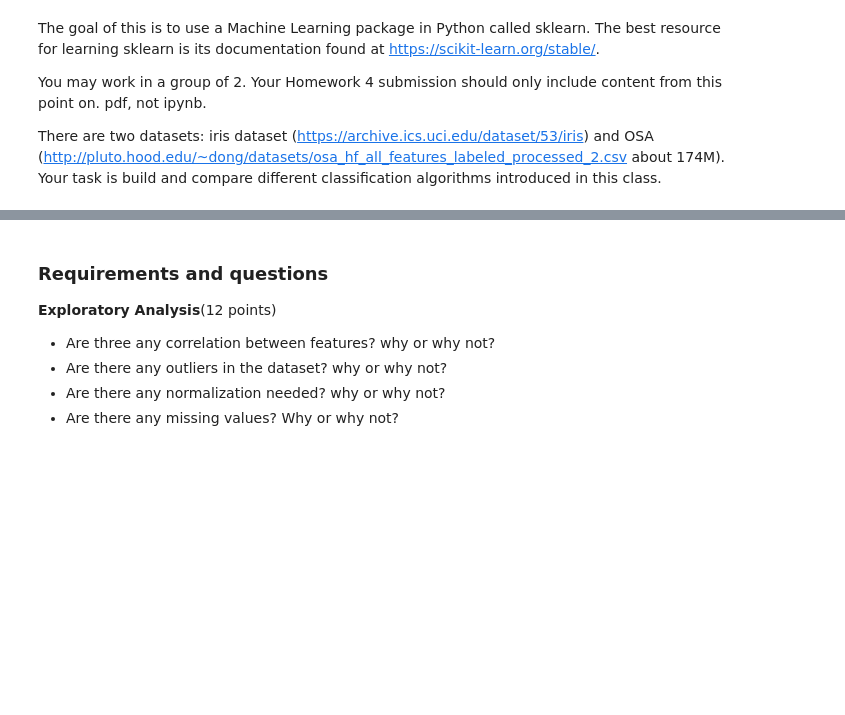
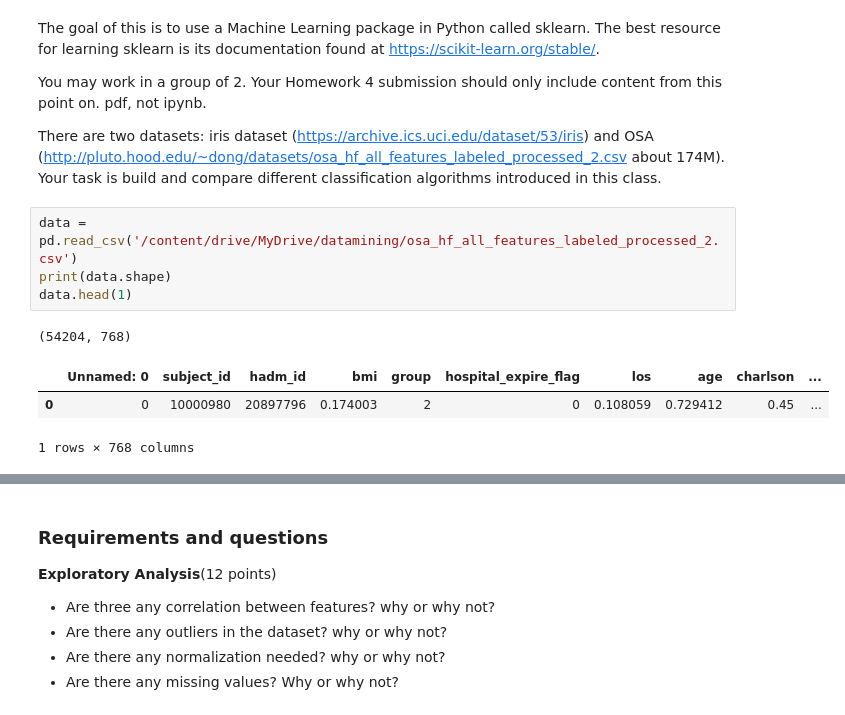
Before and after one commit to OpenCV13/dm-24, a Jupyter notebook: module_6.ipynb, the cells around one changed output, grey strips where cells are left out. Cells and saved outputs as stored; diff of their text form; blank space fills up the shorter version.

```diff
--- a/module_6.ipynb
+++ b/module_6.ipynb
@@ -417,3 +511,12 @@ The goal of this is to use a Machine Learning package in Python called sklearn.
 You may work in a group of 2. Your Homework 4 submission should only include content from this point on. pdf, not ipynb.
 
 There are two datasets: iris dataset (https://archive.ics.uci.edu/dataset/53/iris) and OSA (http://pluto.hood.edu/~dong/datasets/osa_hf_all_features_labeled_processed_2.csv about 174M). Your task is build and compare different classification algorithms introduced in this class.
+# %%
+data = pd.read_csv('/content/drive/MyDrive/datamining/osa_hf_all_features_labeled_processed_2.csv')
+print(data.shape)
+data.head(1)
+# %% [output]
+(54204, 768)
+|  | Unnamed: 0 | subject_id | hadm_id | bmi | group | hospital_expire_flag | los | age | charlson | ... |
+| 0 | 0 | 10000980 | 20897796 | 0.174003 | 2 | 0 | 0.108059 | 0.729412 | 0.45 | ... |
+1 rows × 768 columns
```
Also changed, not shown: parts of 13 cells of this notebook.
